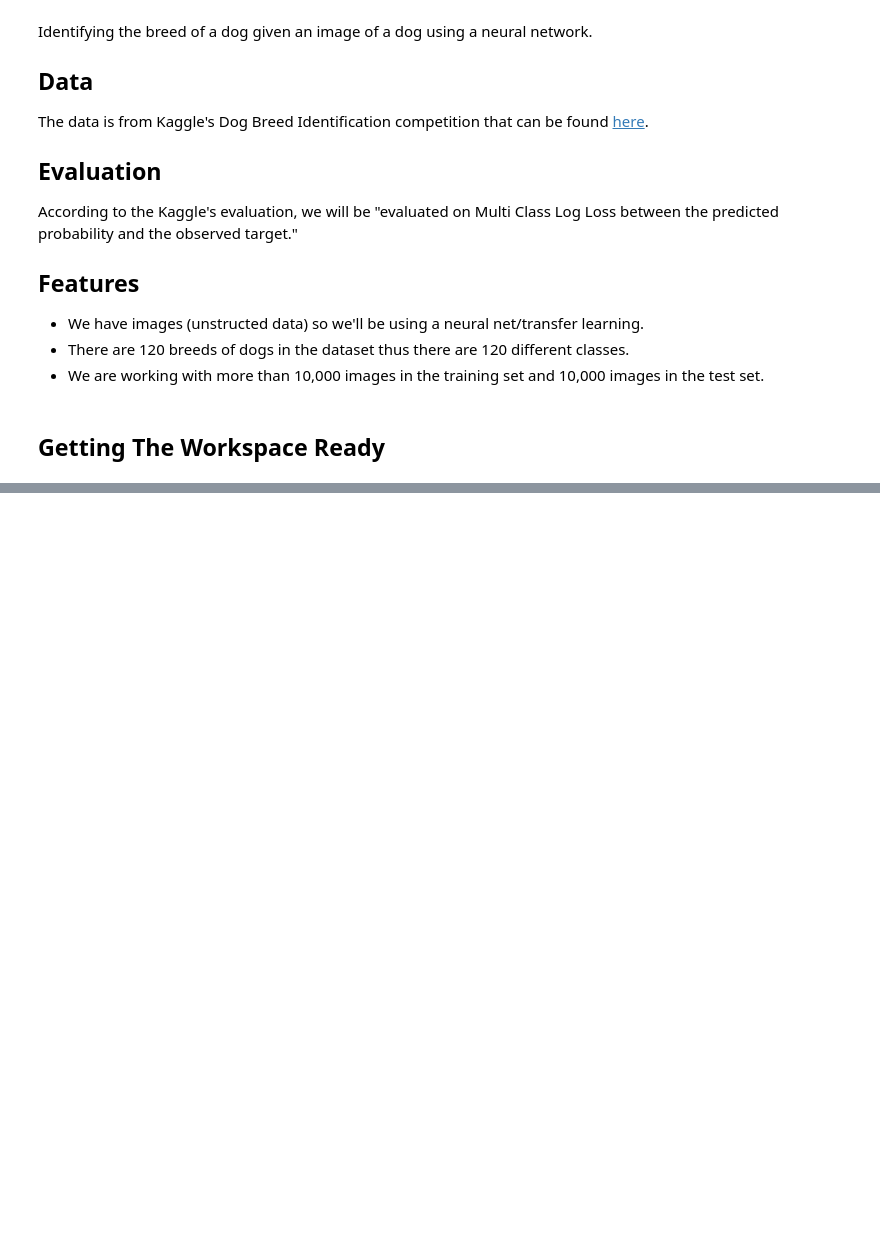
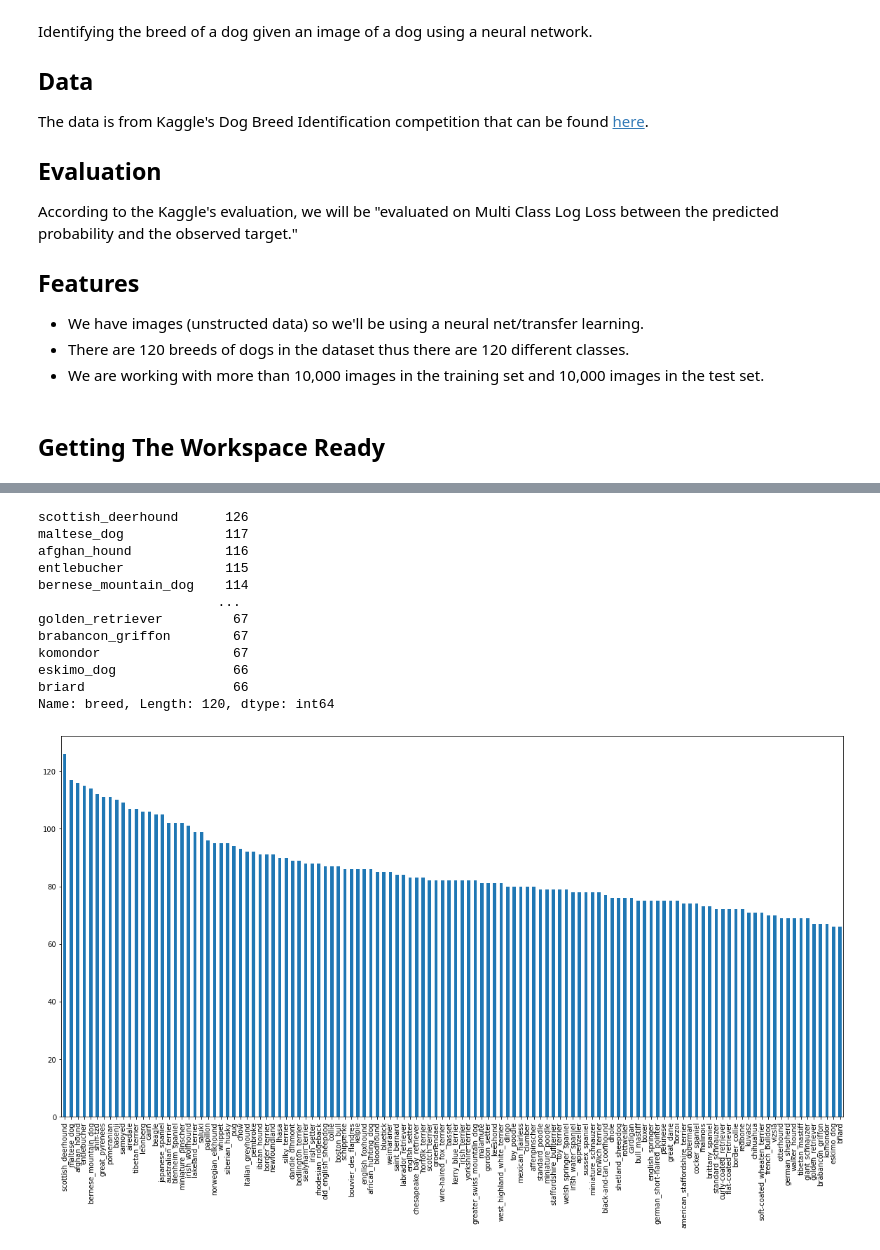
Before and after one commit to Zenoix/Dog-Vision, a Jupyter notebook: dog_vision.ipynb, the cells around one changed output, grey strips where cells are left out. Saved outputs shown, nothing was run; the diff lists cells and outputs as text; code cells hidden in the pictures; blank space fills up the shorter version.

Commit message:
Started data preparation

```diff
--- a/dog_vision.ipynb
+++ b/dog_vision.ipynb
@@ -29,0 +46,5 @@ TF version: 2.8.0
+# %%
+import pandas as pd
+import matplotlib.pyplot as plt
+labels_csv = pd.read_csv("data/labels.csv")
+labels_csv.describe()
@@ -29,0 +66,18 @@ TF version: 2.8.0
+# %%
+# How many images are there of each breed?
+print(labels_csv["breed"].value_counts())
+labels_csv["breed"].value_counts().plot.bar(figsize=(20, 10));
+# %% [output]
+scottish_deerhound      126
+maltese_dog             117
+afghan_hound            116
+entlebucher             115
+bernese_mountain_dog    114
+                       ...
+golden_retriever         67
+brabancon_griffon        67
+komondor                 67
+eskimo_dog               66
+briard                   66
+Name: breed, Length: 120, dtype: int64
+[figure, added]
```
Also changed, not shown: parts of 11 cells of this notebook.
